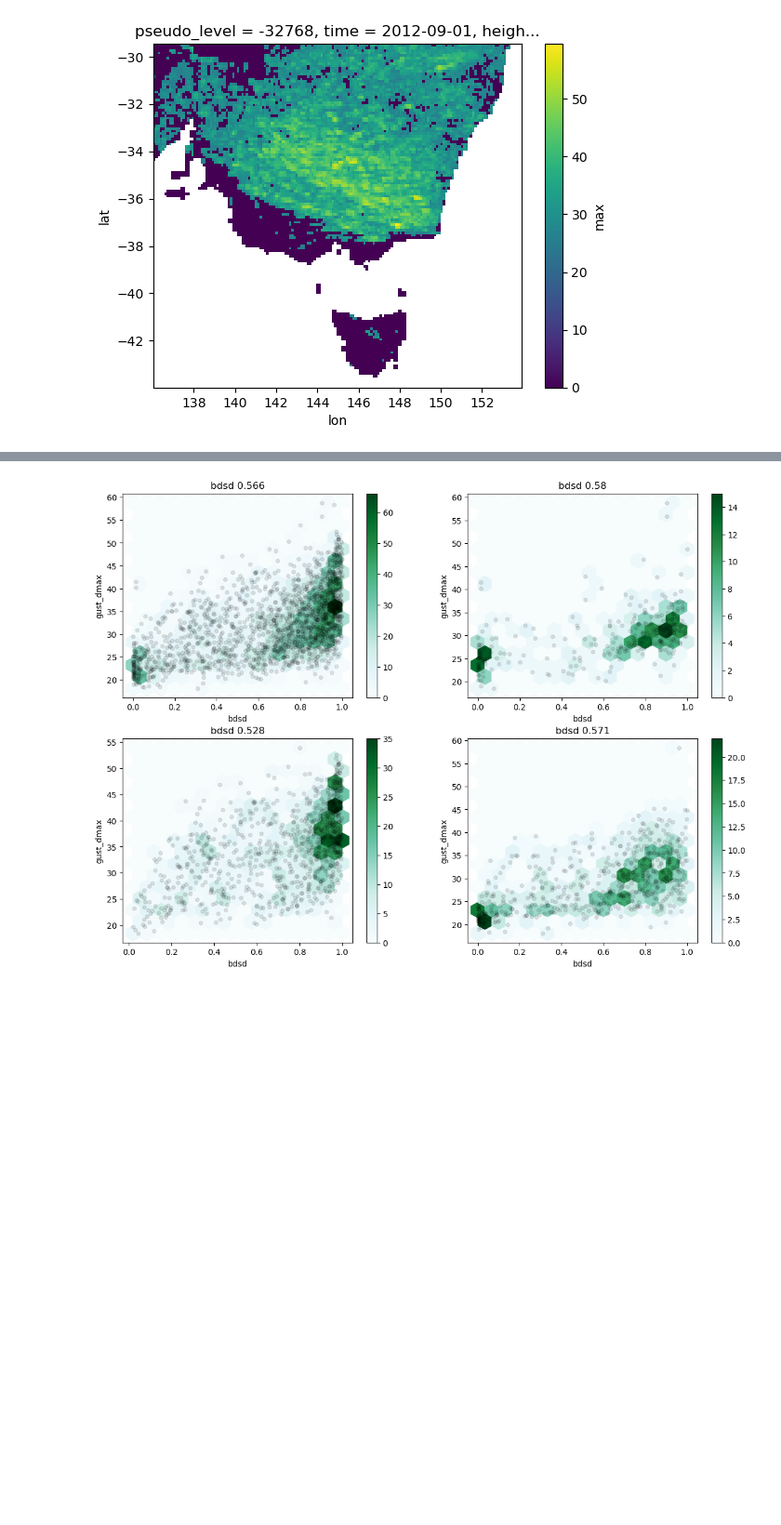
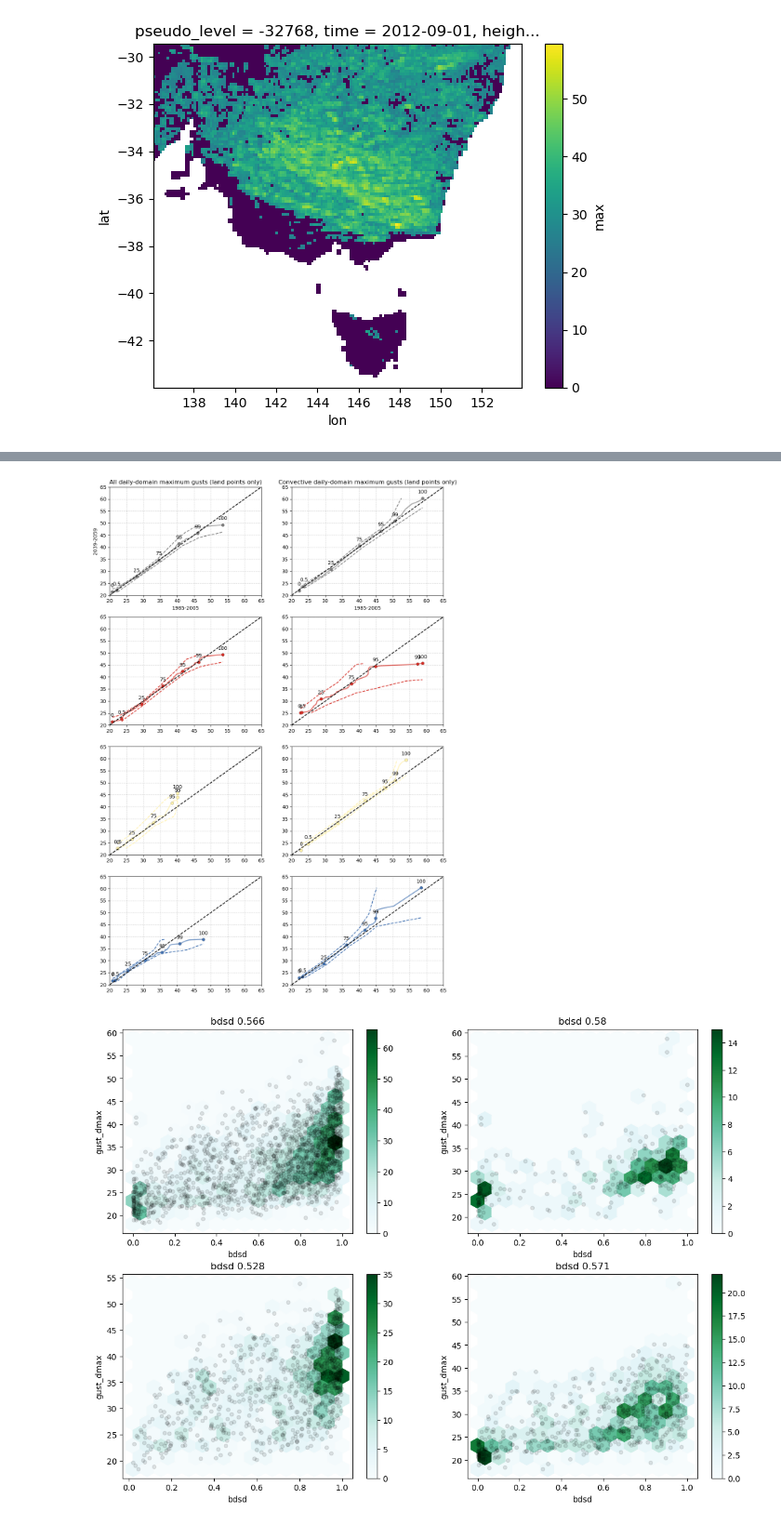
Before and after one commit to andrewbrown31/BARPA, a Jupyter notebook: wind_gust_analysis/future_distributions.ipynb, the cells around one changed output, grey strips where cells are left out. Shown at 93% size. Saved outputs shown, nothing was run; the diff lists cells and outputs as text; code cells hidden in the pictures; blank space fills up the shorter version.

```diff
--- a/wind_gust_analysis/future_distributions.ipynb
+++ b/wind_gust_analysis/future_distributions.ipynb
@@ -316,3 +294,56 @@ NameError: name 'hist_all' is not defined
+# %%
+plt.figure(figsize=[12,18])
+plt.subplot(4,2,1)
+plot_qq(hist_all.query("wgr_dmax<1.5")["gust_dmax"].values, rcp_all.query("wgr_dmax<1.5")["gust_dmax"].values,
+        "tab:grey", [20,65], [0,0.5,25,75,95,99,100],
+       pd.to_datetime(hist_all.query("wgr_dmax<1.5").date).dt.year.values, pd.to_datetime(rcp_all.query("wgr_dmax<1.5").date).dt.year.values, 1000)
+plt.title("All daily-domain maximum gusts (land points only)")
+plt.ylabel("2039-2059")
+plt.xlabel("1985-2005")
+
+plt.subplot(4,2,2)
+plot_qq(hist_all.query("wgr_dmax>=1.5")["gust_dmax"].values, rcp_all.query("wgr_dmax>=1.5")["gust_dmax"].values,
+        "tab:grey", [20,65], [0,0.5,25,75,95,99,100],
+       pd.to_datetime(hist_all.query("wgr_dmax>=1.5").date).dt.year.values, pd.to_datetime(rcp_all.query("wgr_dmax>=1.5").date).dt.year.values, 1000)
+plt.title("Convective daily-domain maximum gusts (land points only)")
+plt.xlabel("1985-2005")
+
+plt.subplot(4,2,3)
+plot_qq(hist_all.query("(cluster==0) & (wgr_dmax<1.5)")["gust_dmax"].values, rcp_all.query("(cluster==0) & (wgr_dmax<1.5)")["gust_dmax"].values,
+        plt.get_cmap("RdYlBu")(0.1), [20,65], [0,0.5,25,75,95,99,100],
+       pd.to_datetime(hist_all.query("(cluster==0) & (wgr_dmax<1.5)").date).dt.year.values,
+        pd.to_datetime(rcp_all.query("(cluster==0) & (wgr_dmax<1.5)").date).dt.year.values, 1000)
+
+plt.subplot(4,2,4)
+plot_qq(hist_all.query("(cluster==0) & (wgr_dmax>=1.5)")["gust_dmax"].values, rcp_all.query("(cluster==0) & (wgr_dmax>=1.5)")["gust_dmax"].values,
+        plt.get_cmap("RdYlBu")(0.1), [20,65], [0,0.5,25,75,95,99,100],
+       pd.to_datetime(hist_all.query("(cluster==0) & (wgr_dmax>=1.5)").date).dt.year.values,
+        pd.to_datetime(rcp_all.query("(cluster==0) & (wgr_dmax>=1.5)").date).dt.year.values, 1000)
+
+plt.subplot(4,2,5)
+plot_qq(hist_all.query("(cluster==1) & (wgr_dmax<1.5)")["gust_dmax"].values, rcp_all.query("(cluster==1) & (wgr_dmax<1.5)")["gust_dmax"].values,
+        plt.get_cmap("RdYlBu")(0.46), [20,65], [0,0.5,25,75,95,99,100],
+       pd.to_datetime(hist_all.query("(cluster==1) & (wgr_dmax<1.5)").date).dt.year.values,
+        pd.to_datetime(rcp_all.query("(cluster==1) & (wgr_dmax<1.5)").date).dt.year.values, 1000)
+
+plt.subplot(4,2,6)
+plot_qq(hist_all.query("(cluster==1) & (wgr_dmax>=1.5)")["gust_dmax"].values, rcp_all.query("(cluster==1) & (wgr_dmax>=1.5)")["gust_dmax"].values,
+        plt.get_cmap("RdYlBu")(0.46), [20,65], [0,0.5,25,75,95,99,100],
+       pd.to_datetime(hist_all.query("(cluster==1) & (wgr_dmax>=1.5)").date).dt.year.values,
+        pd.to_datetime(rcp_all.query("(cluster==1) & (wgr_dmax>=1.5)").date).dt.year.values, 1000)
+
+plt.subplot(4,2,7)
+plot_qq(hist_all.query("(cluster==2) & (wgr_dmax<1.5)")["gust_dmax"].values, rcp_all.query("(cluster==2) & (wgr_dmax<1.5)")["gust_dmax"].values,
+        plt.get_cmap("RdYlBu")(0.9), [20,65], [0,0.5,25,75,95,99,100],
+       pd.to_datetime(hist_all.query("(cluster==2) & (wgr_dmax<1.5)").date).dt.year.values,
+        pd.to_datetime(rcp_all.query("(cluster==2) & (wgr_dmax<1.5)").date).dt.year.values, 1000)
+plt.subplot(4,2,8)
+plot_qq(hist_all.query("(cluster==2) & (wgr_dmax>=1.5)")["gust_dmax"].values, rcp_all.query("(cluster==2) & (wgr_dmax>=1.5)")["gust_dmax"].values,
+        plt.get_cmap("RdYlBu")(0.9), [20,65], [0,0.5,25,75,95,99,100],
+       pd.to_datetime(hist_all.query("(cluster==2) & (wgr_dmax>=1.5)").date).dt.year.values,
+        pd.to_datetime(rcp_all.query("(cluster==2) & (wgr_dmax>=1.5)").date).dt.year.values, 1000)
+# %% [output]
+[figure, added]
 # %%
 def test_relation(v,df,ax):
 
```
Also changed, not shown: parts of 6 cells of this notebook, 3 other files.
